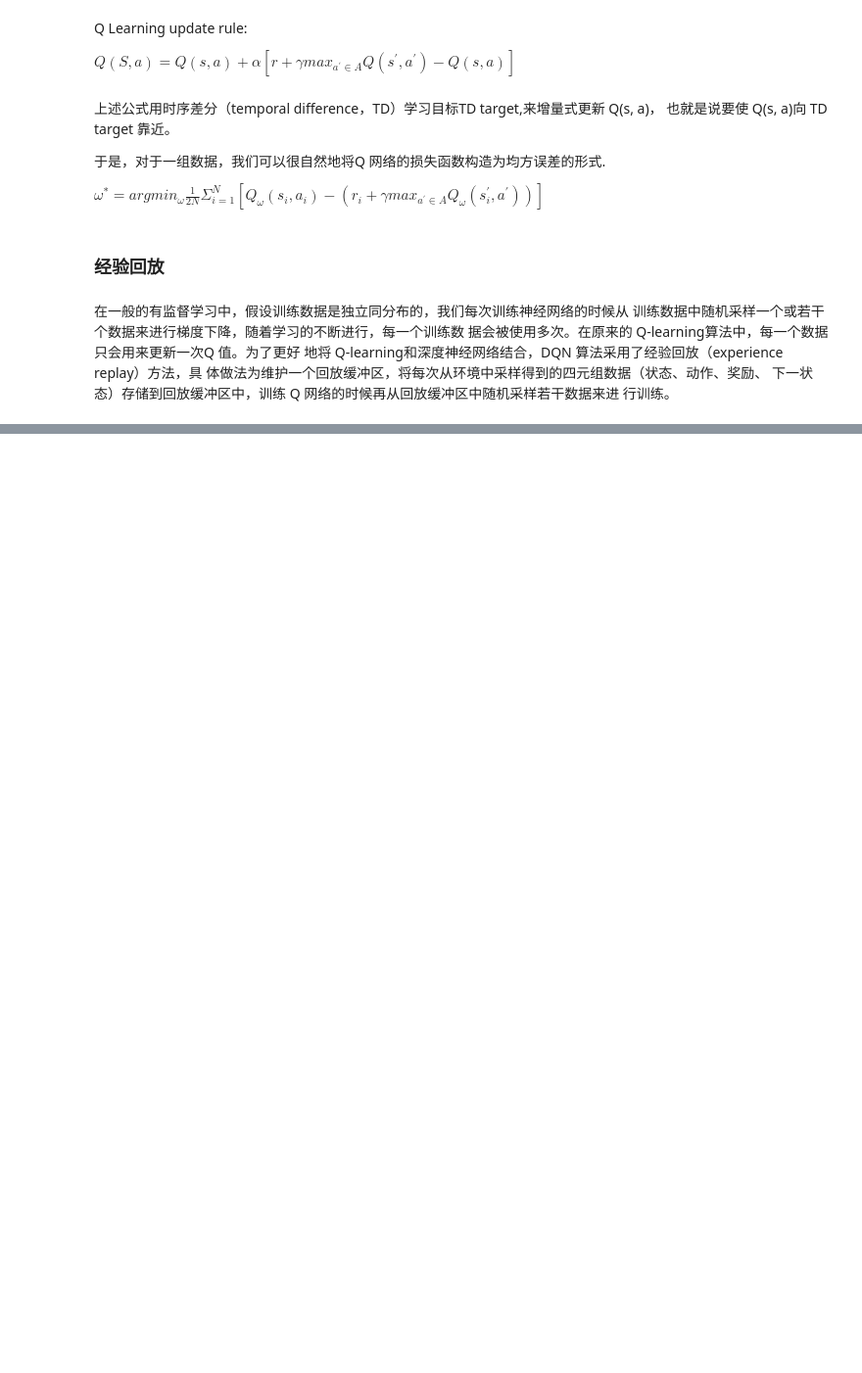
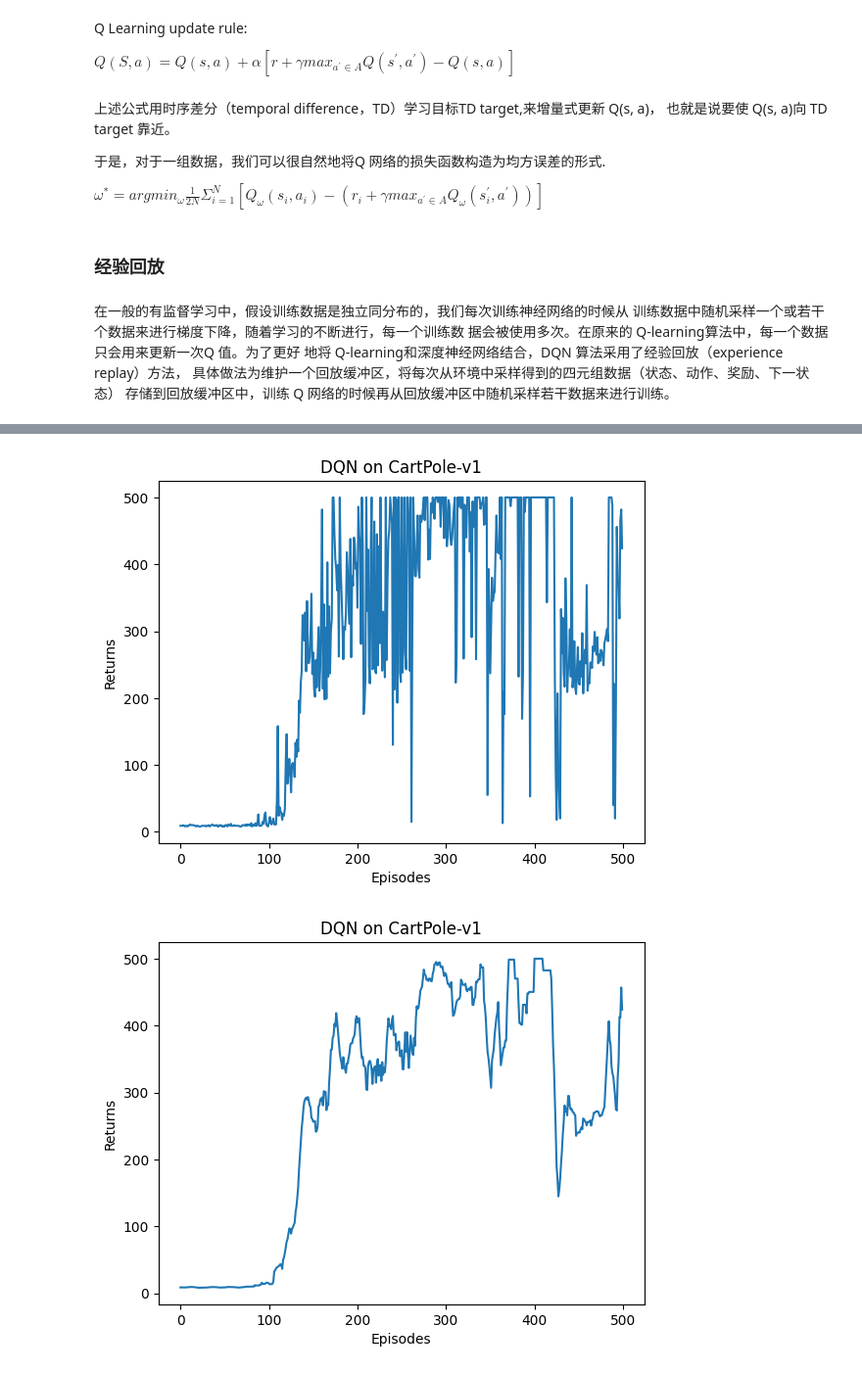
Before and after one commit to VeinsureLee/RL_Study, a Jupyter notebook: chapter7_DQN/DQN.ipynb, the cells around one changed output, grey strips where cells are left out. Shown at 98% size. Drawn from its saved outputs; the diff is of its cells as text; code cells hidden in the pictures; blank space fills up the shorter version.

```diff
--- a/chapter7_DQN/DQN.ipynb
+++ b/chapter7_DQN/DQN.ipynb
@@ -72,0 +89,25 @@ $\omega^* = argmin_\omega \frac{1}{2N} \Sigma_{i=1}^{N}[Q_\omega(s_i,a_i)-(r_i+\
+# %%
+class ReplayBuffer:
+    def __init__(self, capacity):
+        self.buffer = collections.deque(maxlen=capacity)
+
+    def add(self, state, action, reward, next_state, done):
+        self.buffer.append((state, action, reward, next_state, done))
+
+    def sample(self, batch_size):
+        transitions = random.sample(self.buffer, batch_size)
+        states, actions, rewards, next_states, dones = zip(*transitions)
+        return np.array(states), actions, rewards, np.array(next_states), dones
+
+    def size(self):
+        return len(self.buffer)
+# %%
+class QNetwork(torch.nn.Module):
+    def __init__(self, state_dim, hidden_dim, action_dim):
+        super(QNetwork, self).__init__()
+        self.fc1 = torch.nn.Linear(state_dim, hidden_dim)
+        self.fc2 = torch.nn.Linear(hidden_dim, action_dim)
+
+    def forward(self, x):
+        x = F.relu(self.fc1(x))
+        return self.fc2(x)
@@ -72,0 +226,17 @@ $\omega^* = argmin_\omega \frac{1}{2N} \Sigma_{i=1}^{N}[Q_\omega(s_i,a_i)-(r_i+\
+# %%
+episodes_list = list(range(len(return_list)))
+plt.plot(episodes_list,return_list)
+plt.xlabel('Episodes')
+plt.ylabel('Returns')
+plt.title('DQN on {}'.format(env_name))
+plt.show()
+
+mv_return = rl_utils.moving_average(return_list, 9)
+plt.plot(episodes_list, mv_return)
+plt.xlabel('Episodes')
+plt.ylabel('Returns')
+plt.title('DQN on {}'.format(env_name))
+plt.show()
+# %% [output]
+[figure, added]
+[figure, added]
```
Also changed, not shown: parts of 6 cells of this notebook, 2 other files.
